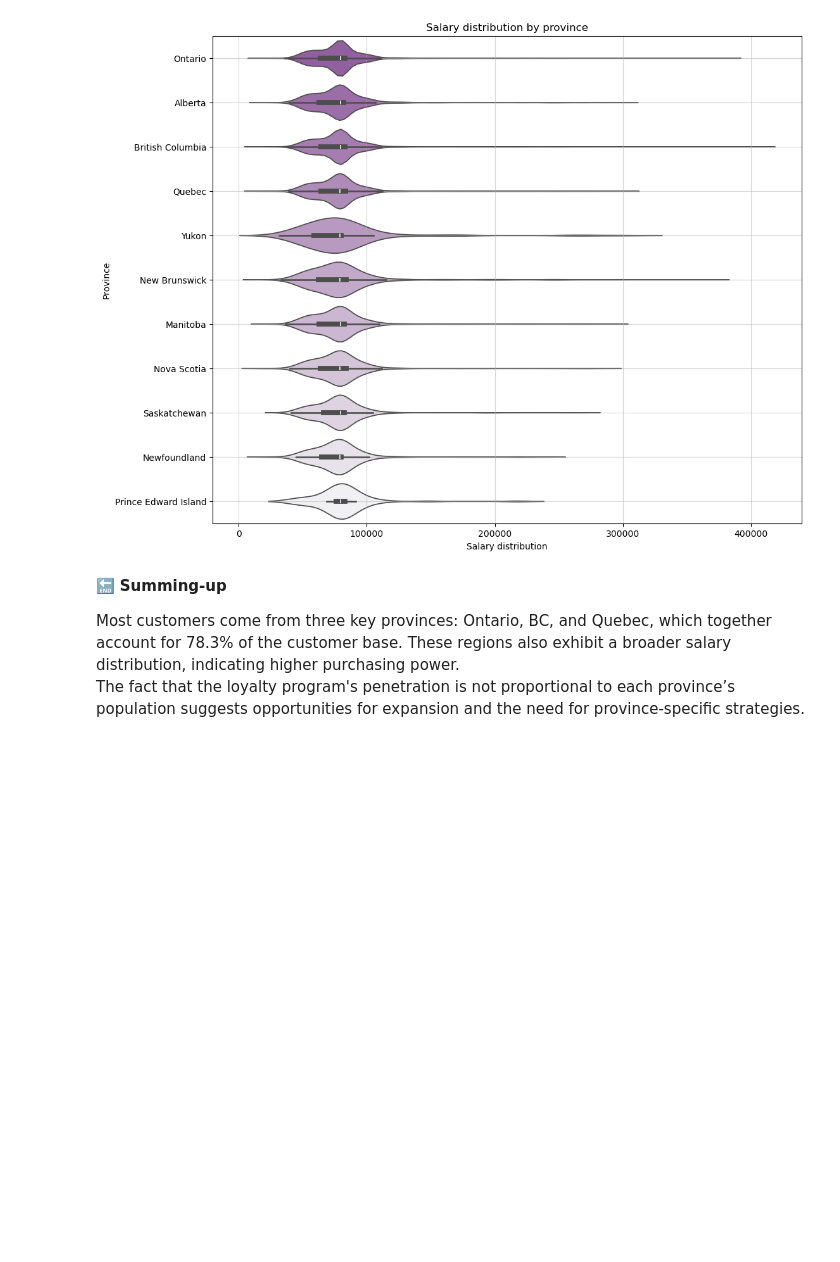
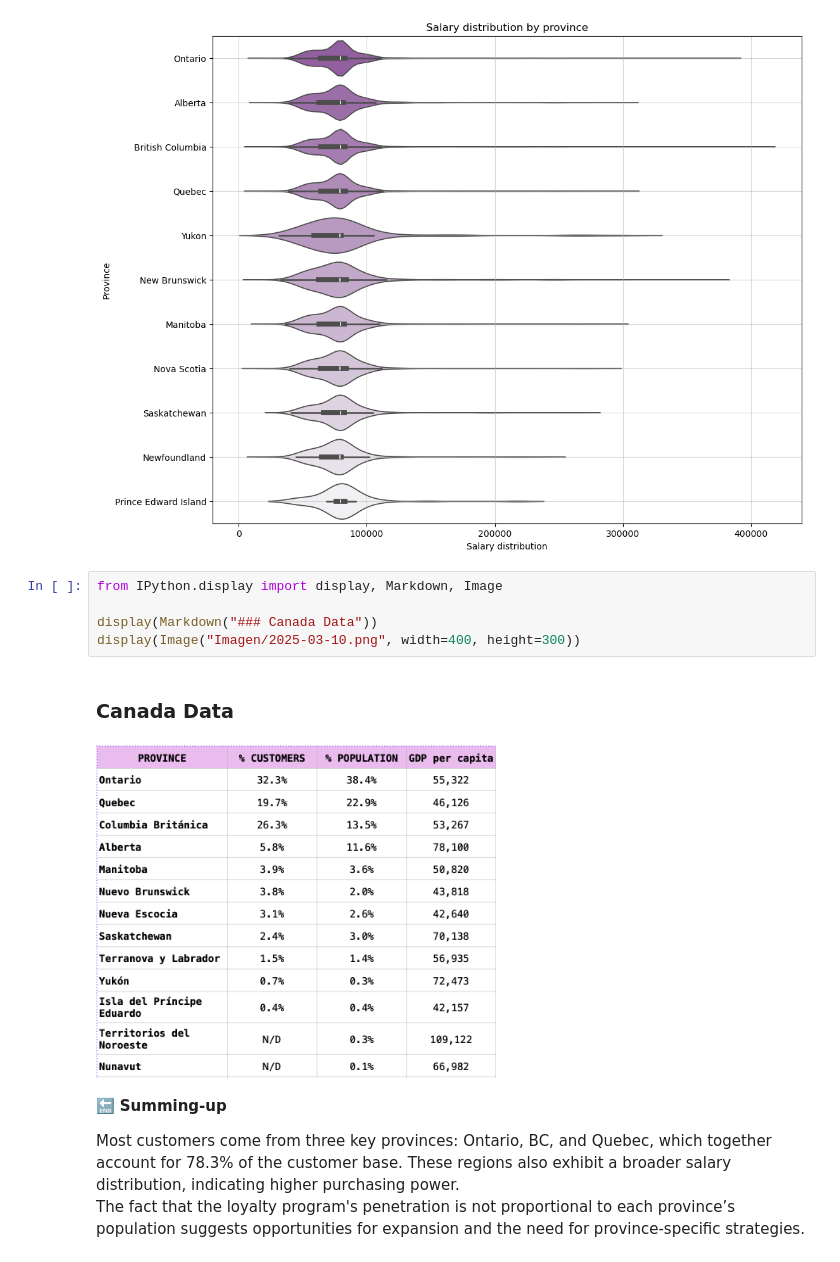
Before and after one commit to Adalab/bda-modulo-3-evaluacion-final-elenapct, a Jupyter notebook: modulo-3-evaluacion-elena.ipynb, the cells around one changed output. Cells and saved outputs as stored; diff of their text form; blank space fills up the shorter version.

```diff
--- a/modulo-3-evaluacion-elena.ipynb
+++ b/modulo-3-evaluacion-elena.ipynb
@@ -839,6 +843,14 @@ plt.grid(True, alpha=0.5)
 plt.show()
 # %% [output]
 [figure]
+# %%
+from IPython.display import display, Markdown, Image
+
+display(Markdown("### Canada Data"))
+display(Image("Imagen/2025-03-10.png", width=400, height=300))
+# %% [output]
+### Canada Data
+[figure, added]
 # %% [markdown]
 🔚  **Summing-up**
 
```
Also changed, not shown: parts of 3 cells of this notebook, 2 other files.
